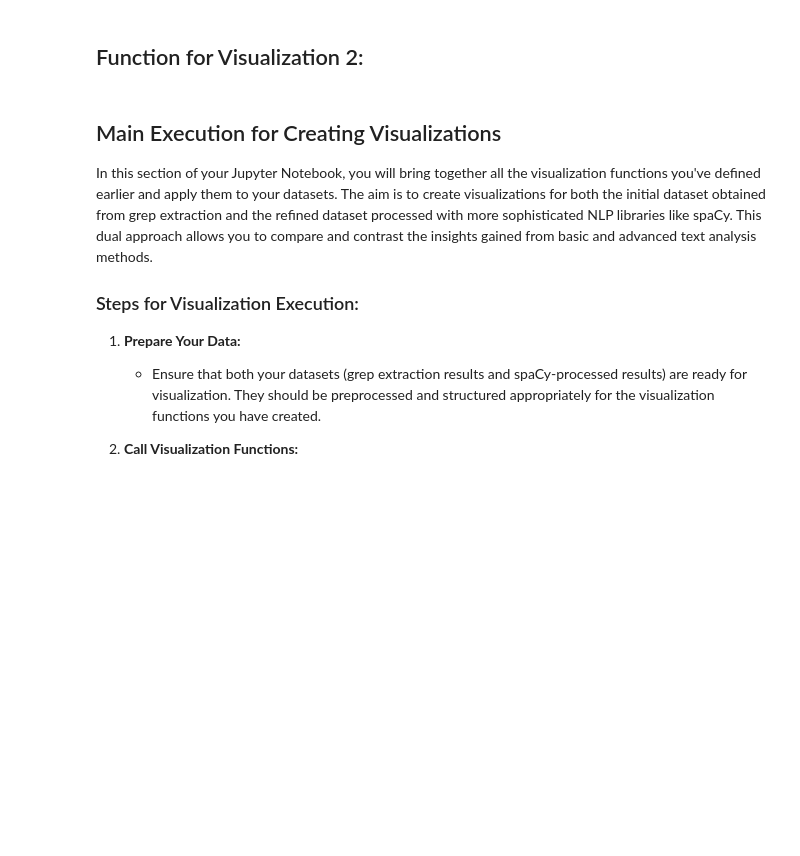
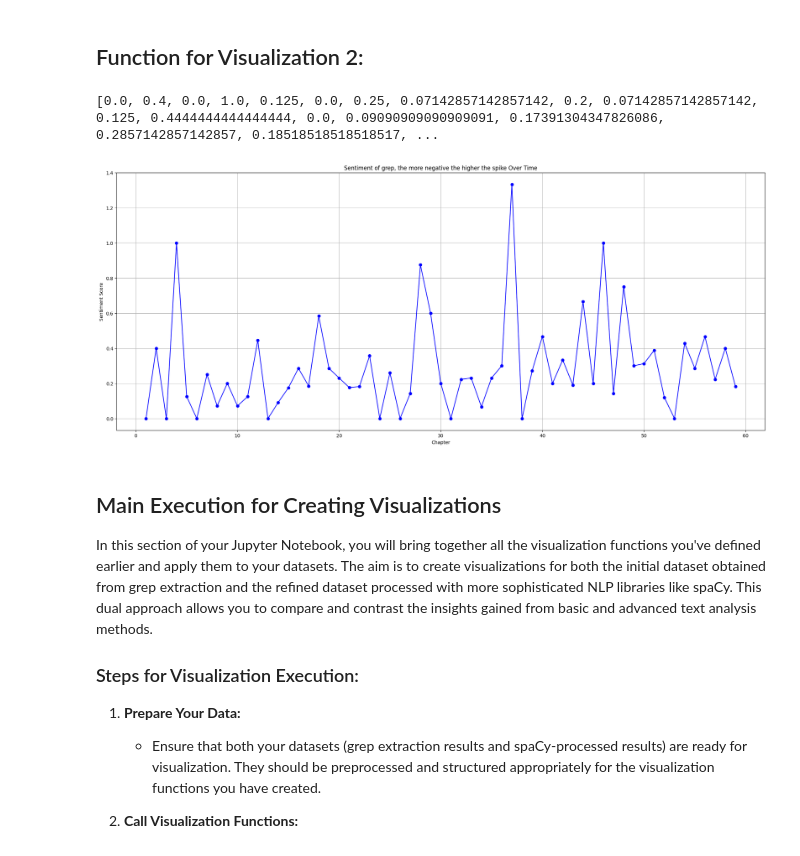
Before and after one commit to Bluee1Bird/pcl1_course_project, a Jupyter notebook: Part3.ipynb, the cells around one changed output. Saved outputs shown, nothing was run; the diff lists cells and outputs as text; code cells hidden in the pictures; blank space fills up the shorter version.

Commit message:
grep visualization

```diff
--- a/Part3.ipynb
+++ b/Part3.ipynb
@@ -131,7 +131,7 @@ import matplotlib.colors as mcolors
 chapters = list(range(1, 60))  # Chapters 1 to 14
 
 
-def plot_sentiment_over_time_line(entity, data):
+def line_chart(entity, data):
     # Dummy data for illustration
 
     plt.figure(figsize=(25, 10))
@@ -220,7 +220,7 @@ def data_prep(index):
 
 #print(data)
 # Example usage with dummy data
-plot_sentiment_over_time_line('Lady Elizabeth', data_prep(0))
+line_chart('Lady Elizabeth', data_prep(0))
 bar_chart('Lady bingley', data_prep(5))
 double_line_chart("jane", "collins", data_prep(2), data_prep(3))
 
@@ -254,28 +254,40 @@ lady_catherine_de_bourgh
 # %%
 # TODO: Visualization 2
 import os
 
 positive_sentiments = ["love", "content", "pleased", "pleasure", "joyful", "glad", "happy", "excited", "hopeful", "loving", "affection", "cheerful","tender", "amiable", "elated", "satisfied", "laugh", "gentle"]
 negative_sentiments = ["hate", "hatred", "melancholy", "sorrow", "sad", "disappointed", "regret", "vexed", "rage", "angry", "displeased", "confused"]
 
+ratio_list = []
+
 # prepare grep data;
-for filename in os.listdir(".\\pride_and_prejudice"):
-    if ".json" in  str(filename) or "Entities" in str(filename)  : continue
+for i in range(1,60):
+
     positives = 0
     negatives = 0
 
-    with open(f".\\pride_and_prejudice{filename}", "r", encoding="UTF8") as grep_file:
+
+    with (open(f".\\pride_and_prejudice\\{i}_Sentiment.txt", "r", encoding="UTF8") as grep_file):
         for line in grep_file:
-            if line in positive_sentiments:
-                positives += line.split(":")[1]
-            if line in negative_sentiments:
-                negatives += line.split(":")[1]
+            #print(line)
+            if line.split(":")[0] in positive_sentiments:
+                #print(int(line.split(":")[1].strip()))
+                positives += int(line.split(":")[1].strip())
+            if line.split(":")[0] in negative_sentiments:
+                negatives += int(line.split(":")[1].strip())
 
+    ratio_list.append( (negatives / positives))
+
+print(ratio_list)
+line_chart("grep, the more negative the higher the spike", ratio_list)
 
 
 
 
 ##
+# %% [output]
+[0.0, 0.4, 0.0, 1.0, 0.125, 0.0, 0.25, 0.07142857142857142, 0.2, 0.07142857142857142, 0.125, 0.4444444444444444, 0.0, 0.09090909090909091, 0.17391304347826086, 0.2857142857142857, 0.18518518518518517, ...
+[figure, added]
 # %% [markdown]
 ## Main Execution for Creating Visualizations
 
```
